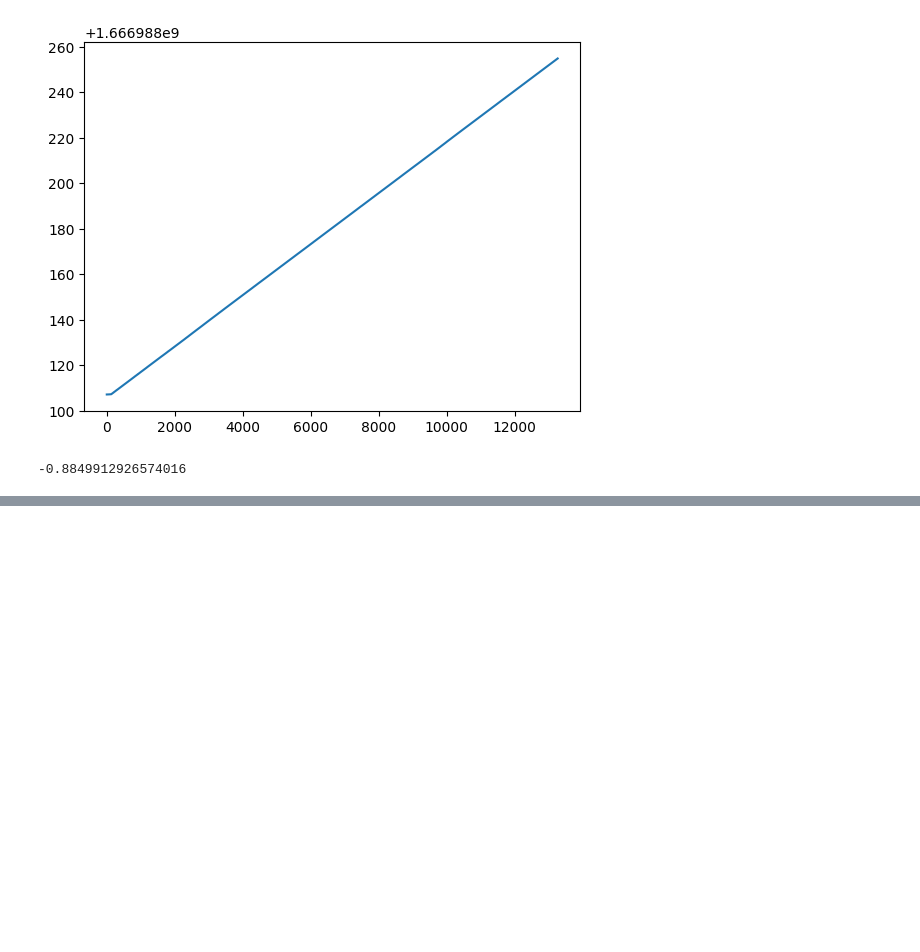
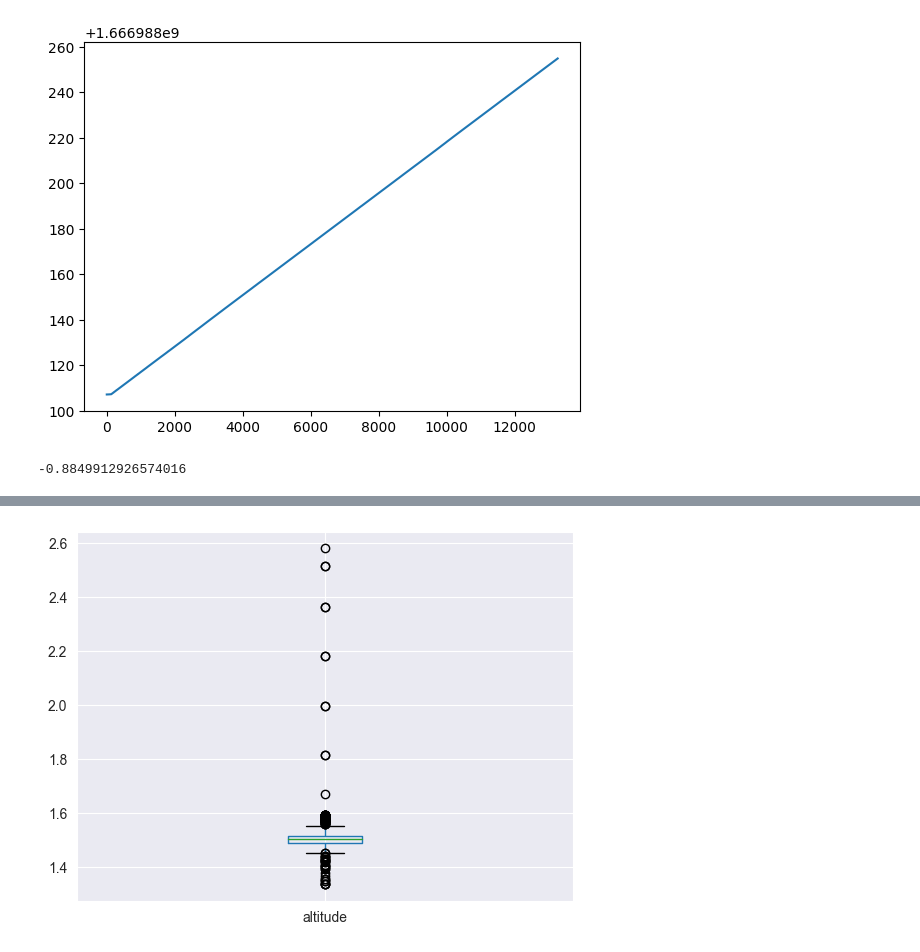
Before and after one commit to omkar-rjoglekar/indoor_robotics, a Jupyter notebook: test.ipynb, the cells around one changed output, grey strips where cells are left out. Cells and saved outputs as stored; diff of their text form; code cells hidden in the pictures; blank space fills up the shorter version.

Commit message:
altitude functions and summaries

```diff
--- a/test.ipynb
+++ b/test.ipynb
@@ -70,0 +86,6 @@ e[1]
+# %%
+bag = rosbag.Bag('flight3.bag')
+# %%
+flight_info = parse_flight_data(bag)
+# %%
+in_flight_altitude = flight_info.state[flight_info.state["state"]==3].drop(["time", "state"], axis=1)
@@ -70,0 +103,7 @@ e[1]
+# %%
+fig = plt.figure()
+in_flight_altitude.boxplot()
+plt.show()
+#fig.savefig('./test.png')
+# %% [output]
+[figure, added]
```
Also changed, not shown: parts of 11 cells of this notebook, 12 other files.
